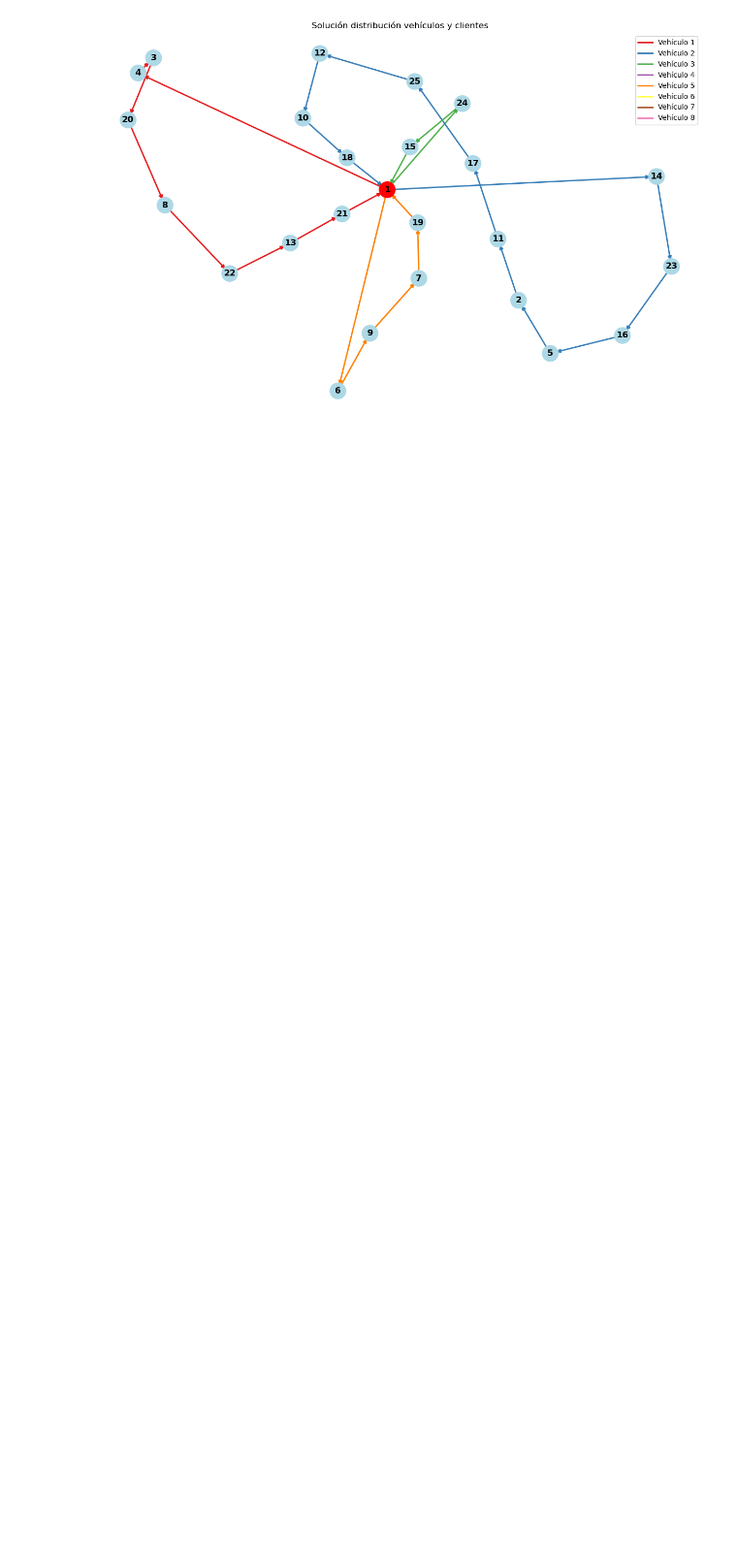
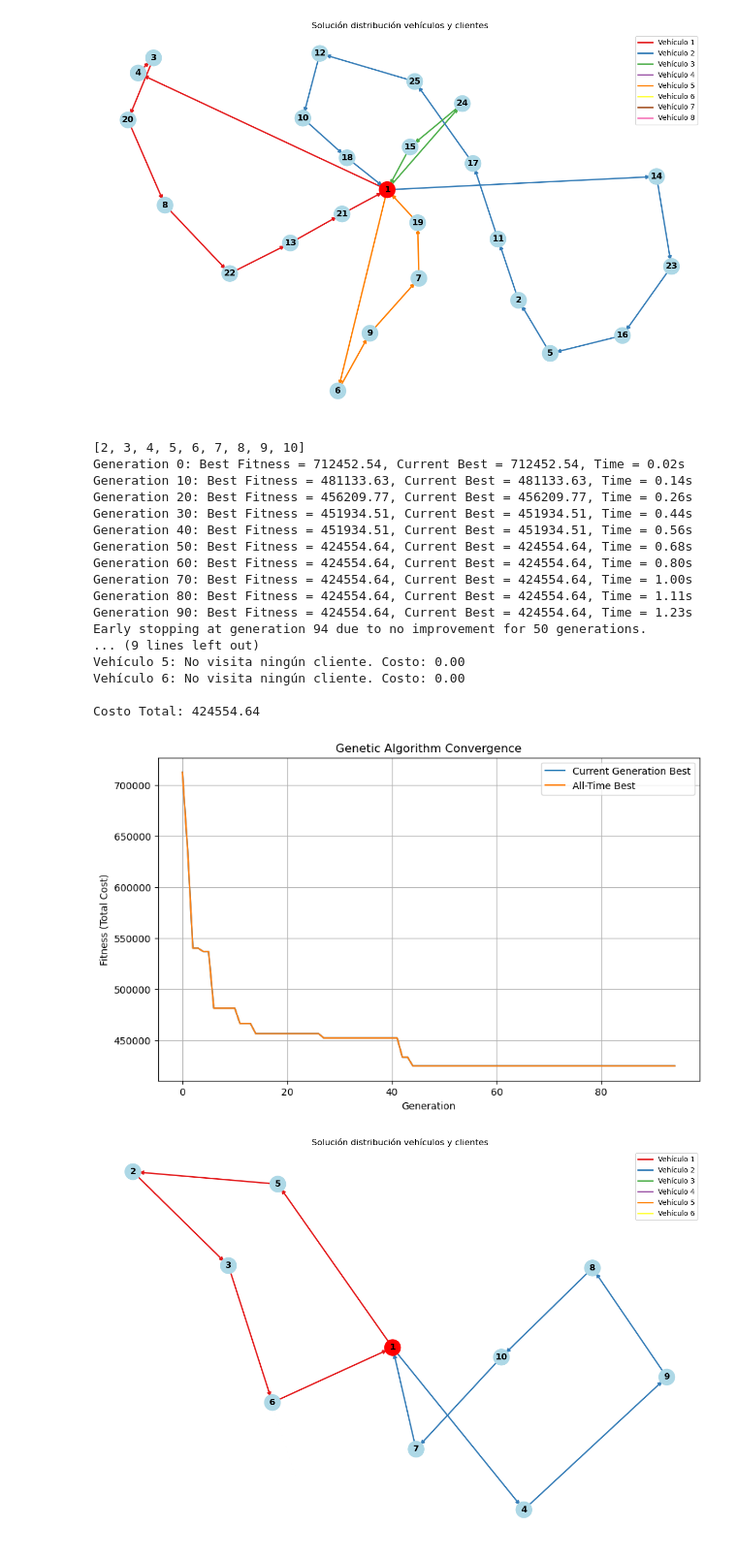
Before and after one commit to SuperEquipoEstrella/MOS-Entrega-3, a Jupyter notebook: E3-problema_A_caso1.ipynb, the cells around one changed output. Shown at 97% size. Saved outputs shown, nothing was run; the diff lists cells and outputs as text; code cells hidden in the pictures; blank space fills up the shorter version.

```diff
--- a/E3-problema_A_caso1.ipynb
+++ b/E3-problema_A_caso1.ipynb
@@ -810,3 +810,74 @@ Vehículo 8: No visita ningún cliente. Costo: 0.00
 Costo Total: 732737.29
 [figure]
 [figure]
+# %%
+df_clients = pd.read_csv('./content/caso2/clients.csv')
+df_depots = pd.read_csv('./content/caso2/depots.csv')
+df_vehicles = pd.read_csv('./content/caso2/vehicles.csv')
+# %%
+df_depots['DepositoID'] = df_depots['DepotID'].astype(str)
+df_depots['ClientID'] = df_clients['ClientID'].astype(str)
+df_vehicles['VehicleName'] = [f'V{i+1}' for i in range(len(df_vehicles))]
+
+
+coord_depots = list(zip(df_depots['Longitude'], df_depots['Latitude']))
+
+coord_clients = list(zip(df_clients['Longitude'], df_clients['Latitude']))
+
+lugares = coord_depots + coord_clients
+# %%
+vehic_ranges= df_vehicles.set_index('VehicleName')['Range'].to_dict()
+# %%
+cost_matrix = read_cost_matrix_csv('content/caso2/cost_matrix_caso_2.csv')
+
+# Set parameters
+num_lugares = len(cost_matrix)
+num_vehicles = len(df_vehicles)
+depots = [1]  # 1-indexed
+
+# Create and run the genetic algorithm
+ga = GeneticAlgorithmCVRP(
+    cost_matrix=cost_matrix,
+    num_lugares=num_lugares,
+    num_vehicles=num_vehicles,
+    depots=depots,
+    population_size=200,
+    generations=500,
+    mutation_rate=0.2,
+    crossover_rate=0.8,
+    elitism_rate=0.1,
+    tournament_size=5,
+    vehic_ranges=vehic_ranges
+)
+
+print(ga.non_depots)
+
+# Solve the problem
+best_solution, best_fitness = ga.solve(verbose=True)
+
+# Print detailed solution
+print(ga.get_solution_details())
+
+# Plot results
+ga.plot_convergence()
+ga.plot_solution()
+# %% [output]
+[2, 3, 4, 5, 6, 7, 8, 9, 10]
+Generation 0: Best Fitness = 712452.54, Current Best = 712452.54, Time = 0.02s
+Generation 10: Best Fitness = 481133.63, Current Best = 481133.63, Time = 0.14s
+Generation 20: Best Fitness = 456209.77, Current Best = 456209.77, Time = 0.26s
+Generation 30: Best Fitness = 451934.51, Current Best = 451934.51, Time = 0.44s
+Generation 40: Best Fitness = 451934.51, Current Best = 451934.51, Time = 0.56s
+Generation 50: Best Fitness = 424554.64, Current Best = 424554.64, Time = 0.68s
+Generation 60: Best Fitness = 424554.64, Current Best = 424554.64, Time = 0.80s
+Generation 70: Best Fitness = 424554.64, Current Best = 424554.64, Time = 1.00s
+Generation 80: Best Fitness = 424554.64, Current Best = 424554.64, Time = 1.11s
+Generation 90: Best Fitness = 424554.64, Current Best = 424554.64, Time = 1.23s
+Early stopping at generation 94 due to no improvement for 50 generations.
+... (9 lines left out)
+Vehículo 5: No visita ningún cliente. Costo: 0.00
+Vehículo 6: No visita ningún cliente. Costo: 0.00
+
+Costo Total: 424554.64
+[figure, added]
+[figure, added]
```
Also changed, not shown: parts of 4 cells of this notebook.
